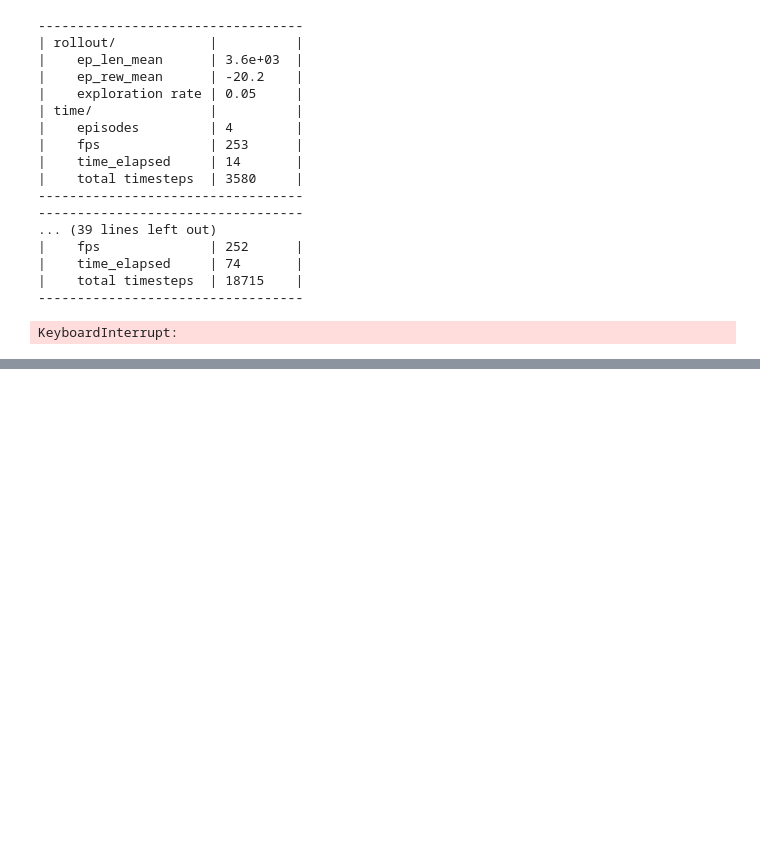
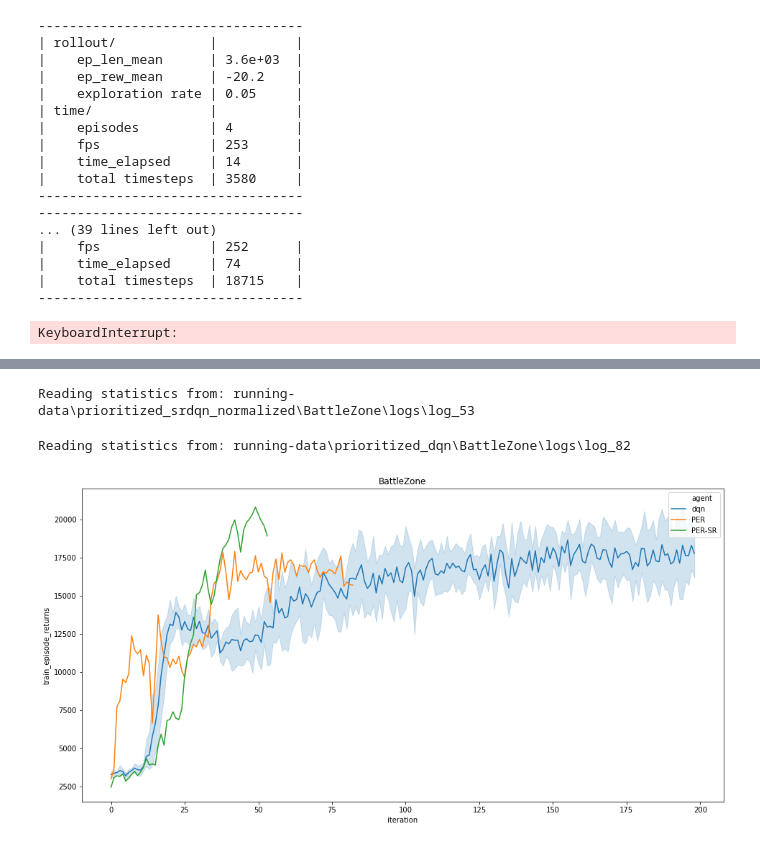
Before and after one commit to bryanyuan1/ExperienceReplaySR, a Jupyter notebook: dopamine_need_term_experiment.ipynb, the cells around one changed output, grey strips where cells are left out. Cells and saved outputs as stored; diff of their text form; code cells hidden in the pictures; blank space fills up the shorter version.

```diff
--- a/dopamine_need_term_experiment.ipynb
+++ b/dopamine_need_term_experiment.ipynb
@@ -583,0 +602,36 @@ env.close()
+# %%
+# @title Load the training logs.
+plain_dqn_data = colab_utils.read_experiment(
+    LOG_PATH, verbose=True, summary_keys=['train_episode_returns'])
+plain_dqn_data['agent'] = 'PER-SR'
+plain_dqn_data['run_number'] = 1
+experimental_data[GAME] = experimental_data[GAME].merge(plain_dqn_data, how='outer')
+# %% [output]
+Reading statistics from: running-data\prioritized_srdqn_normalized\BattleZone\logs\log_53
+# %%
+LOG_PATH = os.path.join(BASE_PATH, 'prioritized_dqn', GAME)
+# %%
+plain_dqn_data = colab_utils.read_experiment(
+    LOG_PATH, verbose=True, summary_keys=['train_episode_returns'])
+plain_dqn_data['agent'] = 'PER'
+plain_dqn_data['run_number'] = 1
+experimental_data[GAME] = experimental_data[GAME].merge(plain_dqn_data, how='outer')
+# %% [output]
+Reading statistics from: running-data\prioritized_dqn\BattleZone\logs\log_82
+# %%
+data = experimental_data[GAME]
+comparison = pd.concat([data[data['agent'] == 'dqn'], data[data['agent'] == 'PER'], data[data['agent'] == 'PER-SR']])
+# %%
+# @title Plot training results.
+
+import seaborn as sns
+import matplotlib.pyplot as plt
+
+fig, ax = plt.subplots(figsize=(16,8))
+sns.lineplot(
+    x='iteration', y='train_episode_returns', hue='agent',
+    data=comparison, ax=ax)
+plt.title(GAME)
+plt.show()
+# %% [output]
+[figure, added]
```
Also changed, not shown: parts of 5 cells of this notebook, 1 other file.
